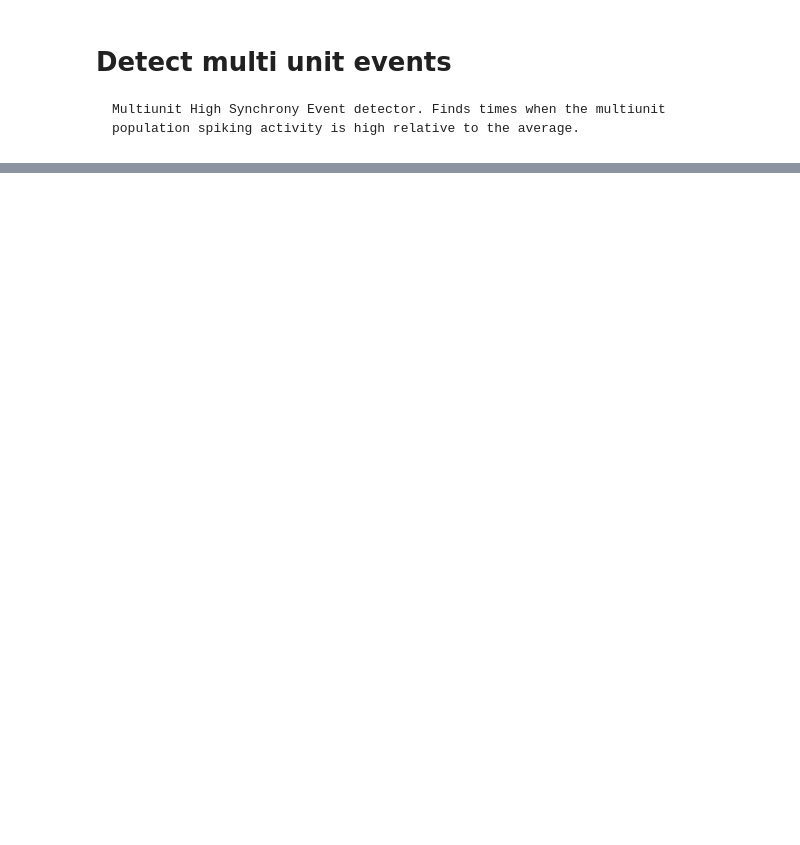
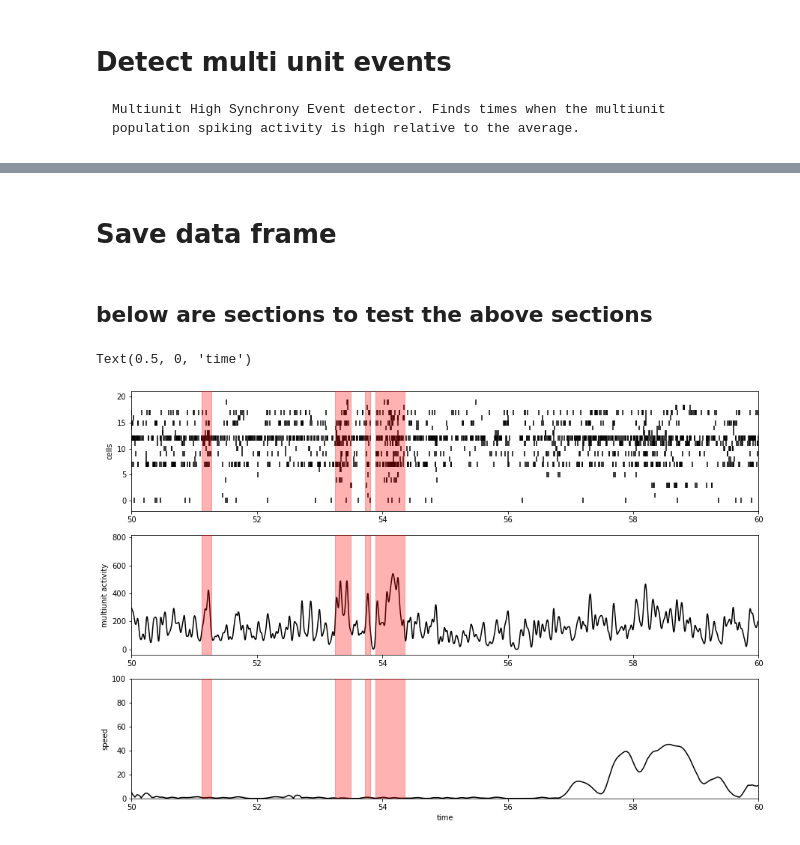
Before and after one commit to ryanharvey1/ripple_analyses, a Jupyter notebook: notebooks/detect_mua_events.ipynb, the cells around one changed output, grey strips where cells are left out. Cells and saved outputs as stored; diff of their text form; code cells hidden in the pictures; blank space fills up the shorter version.

Commit message:
adjusted mua and added test

```diff
--- a/notebooks/detect_mua_events.ipynb
+++ b/notebooks/detect_mua_events.ipynb
@@ -268,6 +279,30 @@ for session in np.unique(df.session):
         df['ep_type'][idx] = ep_type[ep]
 
 print(df)
+# %% [markdown]
+# Save data frame
 # %%
 os.mkdir(save_path+'post_processed')
 df.to_csv(save_path+'post_processed/mua_df.csv')
+# %% [markdown]
+## below are sections to test the above sections
+# %%
+data_path = 'F:\\Projects\\PAE_PlaceCell\\ProcessedData\\'
+save_path = "F:\\Projects\\PAE_PlaceCell\\multiunit_data\\"
+
+df_sessions = pd.read_csv('D:/ryanh/github/harvey_et_al_2020/Rdata_pae_track_cylinder_all_cells.csv')
+sessions = pd.unique(df_sessions.session)
+sessions = data_path+sessions
+
+session = sessions[10]
+
+# get data session path from mat file
+path = get_session_path(session)
+
+# load position data from .mat file
+df = load_position(session)
+
+spike_times = get_spikes(session)
+
+# get place cells
+include = get_place_cell_idx(session)
@@ -273,0 +356,29 @@ df.to_csv(save_path+'post_processed/mua_df.csv')
+# %%
+fig, ax = plt.subplots(3,1,figsize=(15, 10))
+
+xlims = [50,60]
+
+ax[0].eventplot(spike_times,color='k')
+ax[0].set_ylabel('cells')
+for ripple in high_synchrony_event_times.itertuples():
+    ax[0].axvspan(ripple.start_time, ripple.end_time, alpha=0.3, color='red', zorder=10)
+ax[0].set_xlim(xlims[0],xlims[1])
+
+# ts = np.arange(t_start + dt/2, t_end - dt/2, dt)
+# ax[1].plot(ts,multiunit,color='k')
+ax[1].plot(ts,firing_rate,color='k')
+ax[1].set_ylabel('multiunit activity')
+for ripple in high_synchrony_event_times.itertuples():
+    ax[1].axvspan(ripple.start_time, ripple.end_time, alpha=0.3, color='red', zorder=10)
+ax[1].set_xlim(xlims[0],xlims[1])
+
+ax[2].plot(ts,speed,color='k')
+ax[2].set_ylabel('speed')
+for ripple in high_synchrony_event_times.itertuples():
+    ax[2].axvspan(ripple.start_time, ripple.end_time, alpha=0.3, color='red', zorder=10)
+ax[2].set_xlim(xlims[0],xlims[1])
+ax[2].set_ylim(0,100)
+ax[2].set_xlabel('time')
+# %% [output]
+Text(0.5, 0, 'time')
+[figure, added]
```
Also changed, not shown: parts of 7 cells of this notebook.
